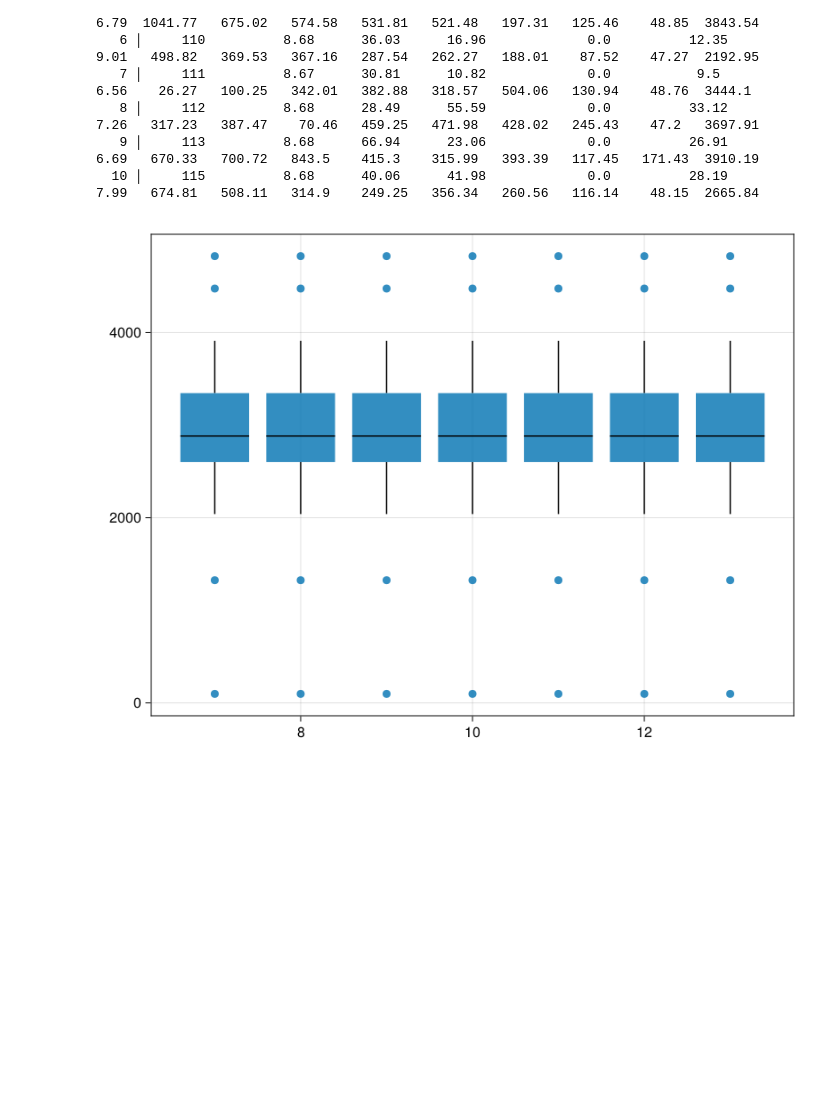
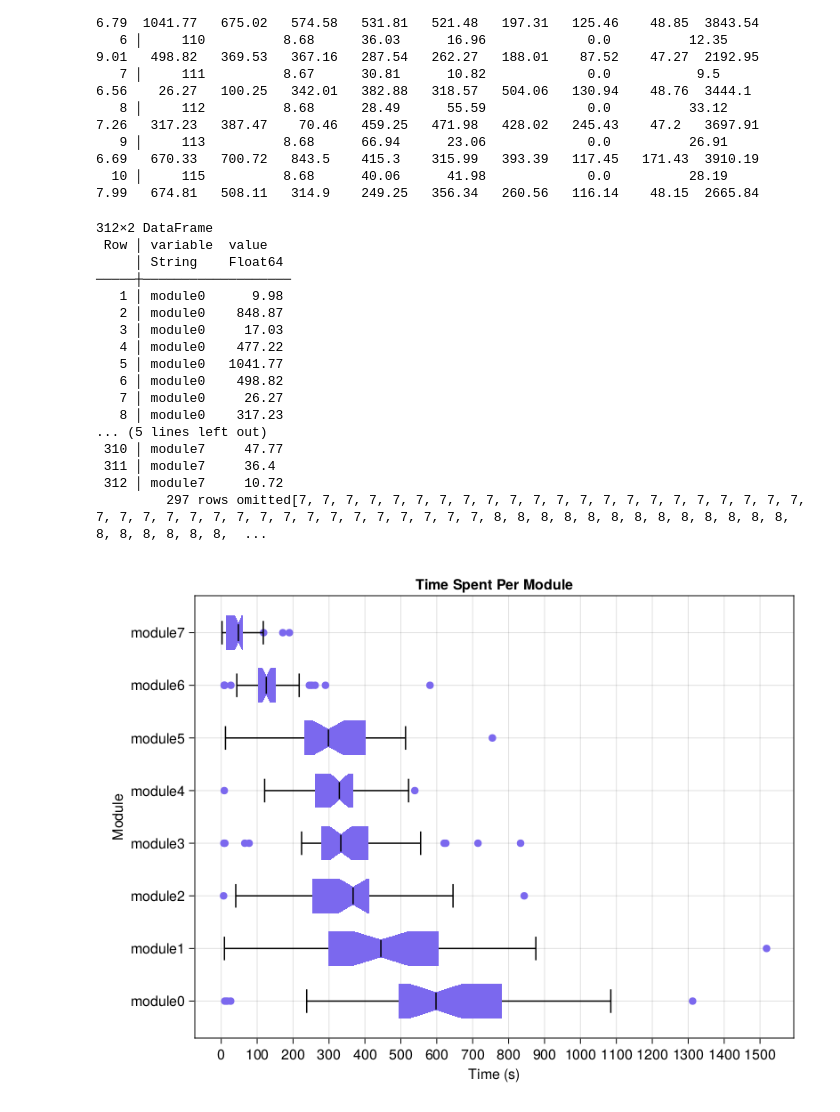
Before and after one commit to Sharkful/AR-Transform-Data-Analysis, a Jupyter notebook: NewARAnalysis/Code/Timings_Plots.ipynb, the cells around one changed output. Saved outputs shown, nothing was run; the diff lists cells and outputs as text; code cells hidden in the pictures; blank space fills up the shorter version.

Commit message:
Added Animations and plots
Created Animation for the headset and controller positions
Created boxplots for the times spent per module, to identify outliers

```diff
--- a/NewARAnalysis/Code/Timings_Plots.ipynb
+++ b/NewARAnalysis/Code/Timings_Plots.ipynb
@@ -25,15 +25,53 @@ show(first(spent_time_per_section, 10),allcols=true)
 # %%
 let
     # stack the time values into one long column, first column now labels what section it is on.
     # This is done because the makie boxplot function is a little strange
-    stacked = stack(spent_time_per_section[:,8:end], 1:7)
+    stacked = stack(spent_time_per_section[:,8:end-1], 1:8)
     name_to_index_map = Dict()
     for (index,val) in enumerate(names(spent_time_per_section)[2:end])
         name_to_index_map[val] = index
     end
+    index_to_name_map = Dict(value => key for (key, value) in name_to_index_map)
+    # Map the variable names to numbers
     xs = map(x -> name_to_index_map[x], stacked[:,"variable"])
 
-    boxplot(xs, stacked[!,2])
+    # Show the constructed lists
+    show(stacked)
+    show(xs)
+
+    # Make the figure
+    f = Figure()
+    ax = Axis(f[1,1],
+        title="Time Spent Per Module",
+        xlabel="Time (s)",
+        ylabel="Module",
+        xticks=0:100:1500,
+        yticks=(unique(xs),map(x -> index_to_name_map[x], unique(xs))))
+    boxplot!(ax, xs, stacked[!,2],
+            orientation=:horizontal,
+            show_notch=true,
+            width=0.8,
+            whiskerwidth=0.7,
+            color=:mediumslateblue)
+    # Return the figure
+    f
 end
 # %% [output]
+312×2 DataFrame
+ Row │ variable  value
+     │ String    Float64
+─────┼───────────────────
+   1 │ module0      9.98
+   2 │ module0    848.87
+   3 │ module0     17.03
+   4 │ module0    477.22
+   5 │ module0   1041.77
+   6 │ module0    498.82
+   7 │ module0     26.27
+   8 │ module0    317.23
+... (5 lines left out)
+ 310 │ module7     47.77
+ 311 │ module7     36.4
+ 312 │ module7     10.72
+         297 rows omitted[7, 7, 7, 7, 7, 7, 7, 7, 7, 7, 7, 7, 7, 7, 7, 7, 7, 7, 7, 7, 7, 7, 7, 7, 7, 7, 7, 7, 7, 7, 7, 7, 7, 7, 7, 7, 7, 7, 7, 8, 8, 8, 8, 8, 8, 8, 8, 8, 8, 8, 8, 8, 8, 8, 8, 8, 8, 8,  ...
-[figure, old version]
+[figure, new version]
```
Also changed, not shown: 9 other files.
